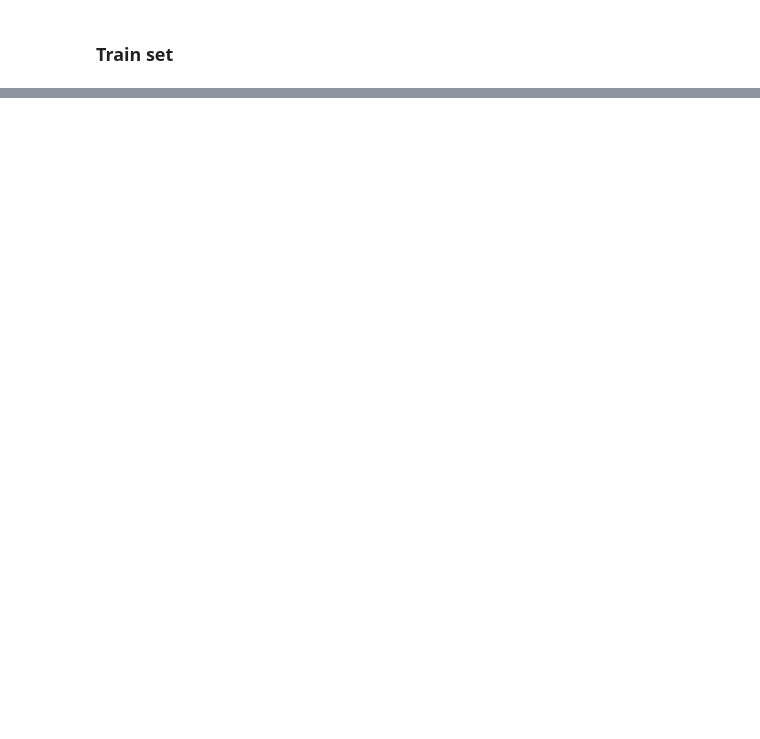
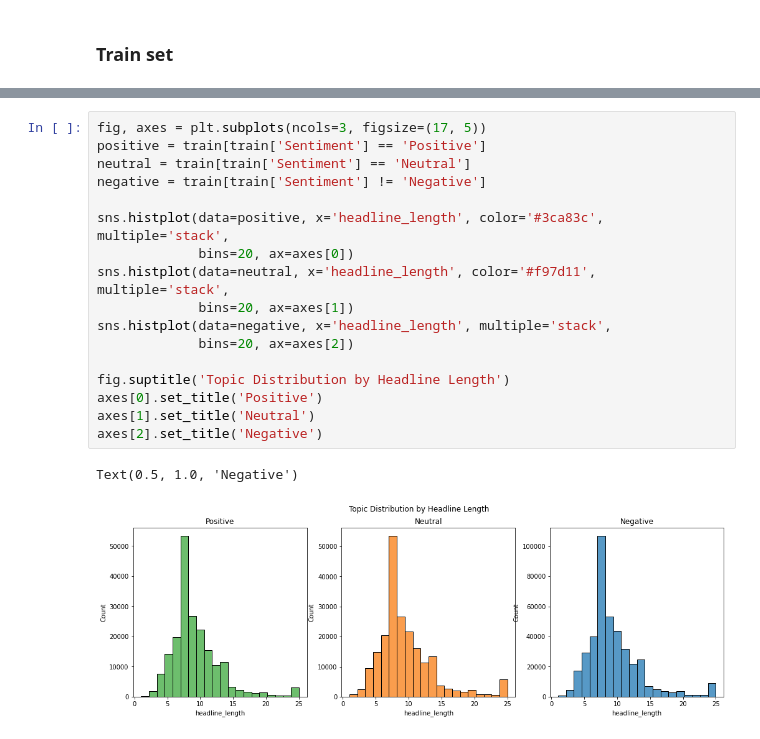
Before and after one commit to hakonmh/distilnews, a Jupyter notebook: src/sentiment-notebooks/data_exploration.ipynb, the cells around one changed output, grey strips where cells are left out. Saved outputs shown, nothing was run; the diff lists cells and outputs as text; blank space fills up the shorter version.

```diff
--- a/src/sentiment-notebooks/data_exploration.ipynb
+++ b/src/sentiment-notebooks/data_exploration.ipynb
@@ -133,3 +124,23 @@ sns.histplot(data=train, x='headline_length', hue='Sentiment', multiple='stack',
+# %%
+fig, axes = plt.subplots(ncols=3, figsize=(17, 5))
+positive = train[train['Sentiment'] == 'Positive']
+neutral = train[train['Sentiment'] == 'Neutral']
+negative = train[train['Sentiment'] != 'Negative']
+
+sns.histplot(data=positive, x='headline_length', color='#3ca83c', multiple='stack',
+             bins=20, ax=axes[0])
+sns.histplot(data=neutral, x='headline_length', color='#f97d11', multiple='stack',
+             bins=20, ax=axes[1])
+sns.histplot(data=negative, x='headline_length', multiple='stack',
+             bins=20, ax=axes[2])
+
+fig.suptitle('Topic Distribution by Headline Length')
+axes[0].set_title('Positive')
+axes[1].set_title('Neutral')
+axes[2].set_title('Negative')
+# %% [output]
+Text(0.5, 1.0, 'Negative')
+[figure, added]
 # %%
 from sklearn.feature_extraction.text import CountVectorizer
 
```
Also changed, not shown: parts of 12 cells of this notebook, 1 other file.
